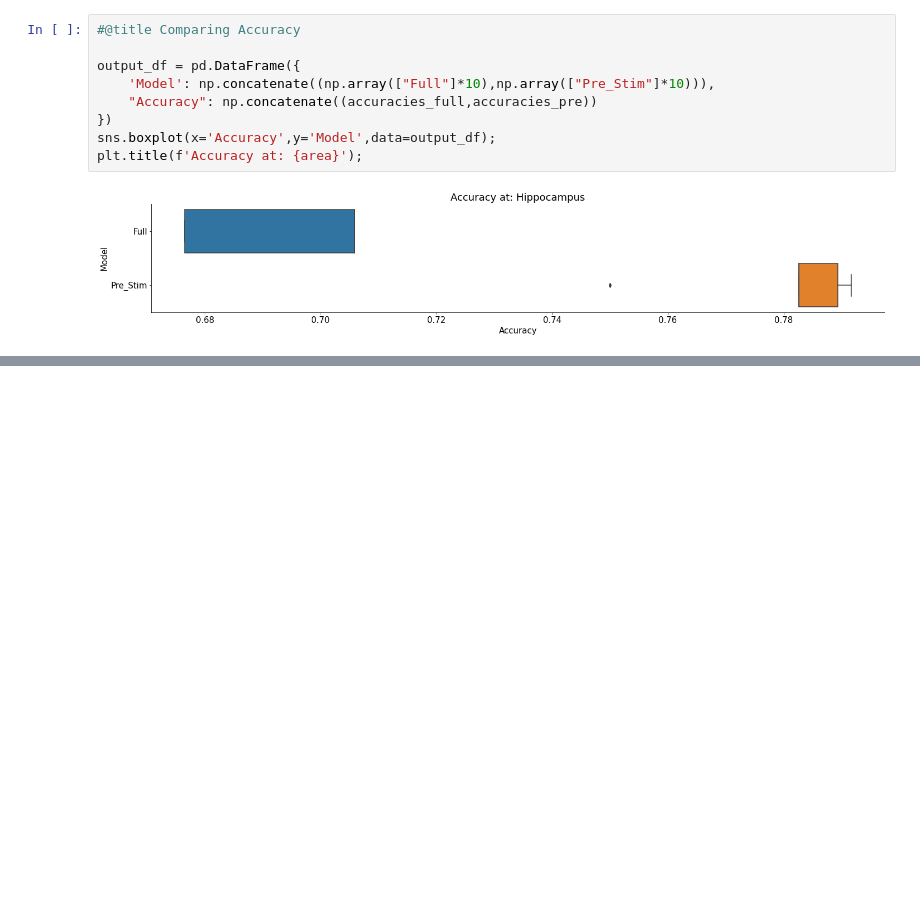
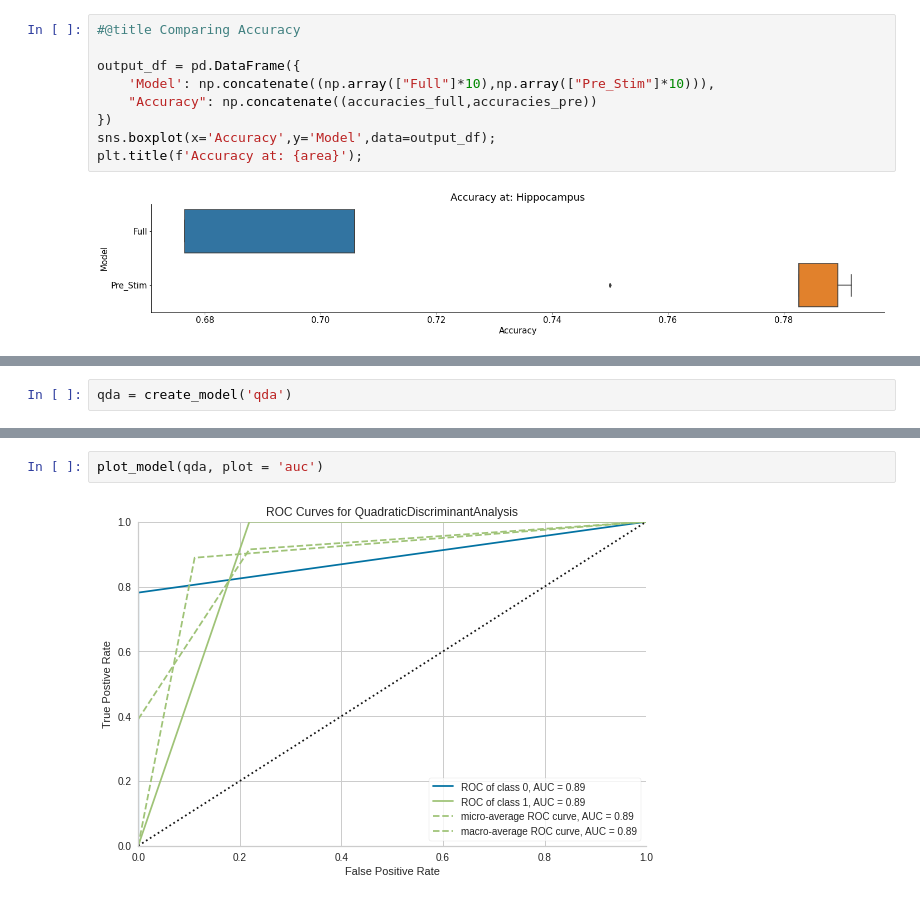
Before and after one commit to AvocadoChutneys/ProjectNMA, a Jupyter notebook: NMA_project_CLEAN.ipynb, the cells around one changed output, grey strips where cells are left out. Drawn from its saved outputs; the diff is of its cells as text; blank space fills up the shorter version.

```diff
--- a/NMA_project_CLEAN.ipynb
+++ b/NMA_project_CLEAN.ipynb
@@ -295,0 +450,2 @@ This results make us think that the the prestimulus activity **could** carry on
+# %%
+qda = create_model('qda')
@@ -295,0 +466,4 @@ This results make us think that the the prestimulus activity **could** carry on
+# %%
+plot_model(qda, plot = 'auc')
+# %% [output]
+[figure, added]
```
Also changed, not shown: parts of 19 cells of this notebook.
